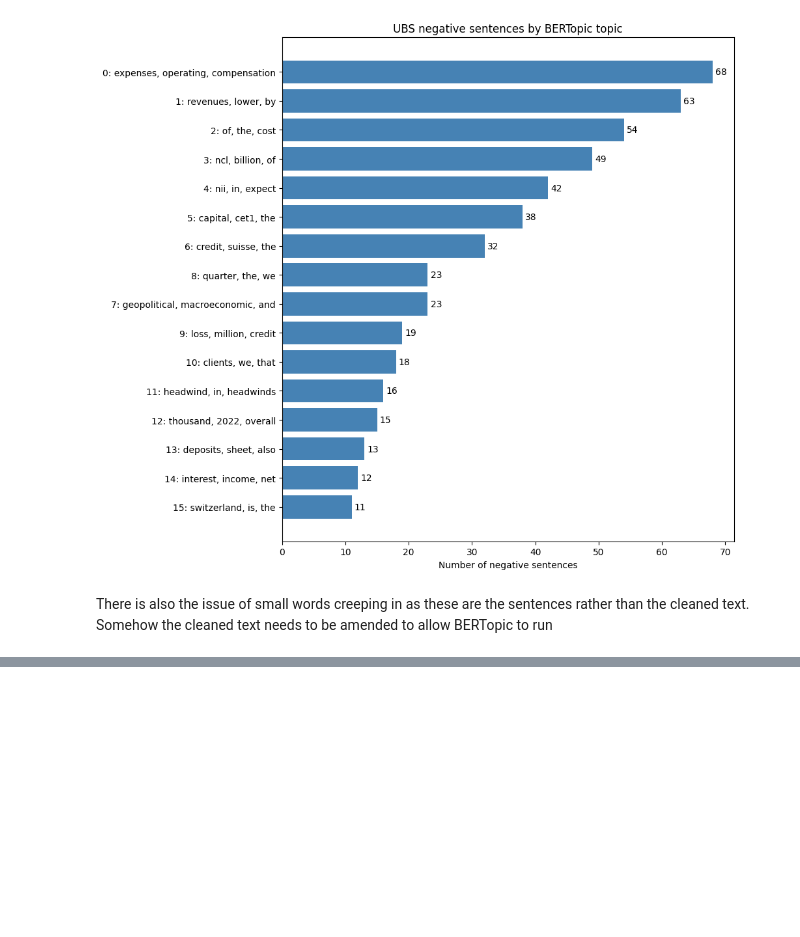
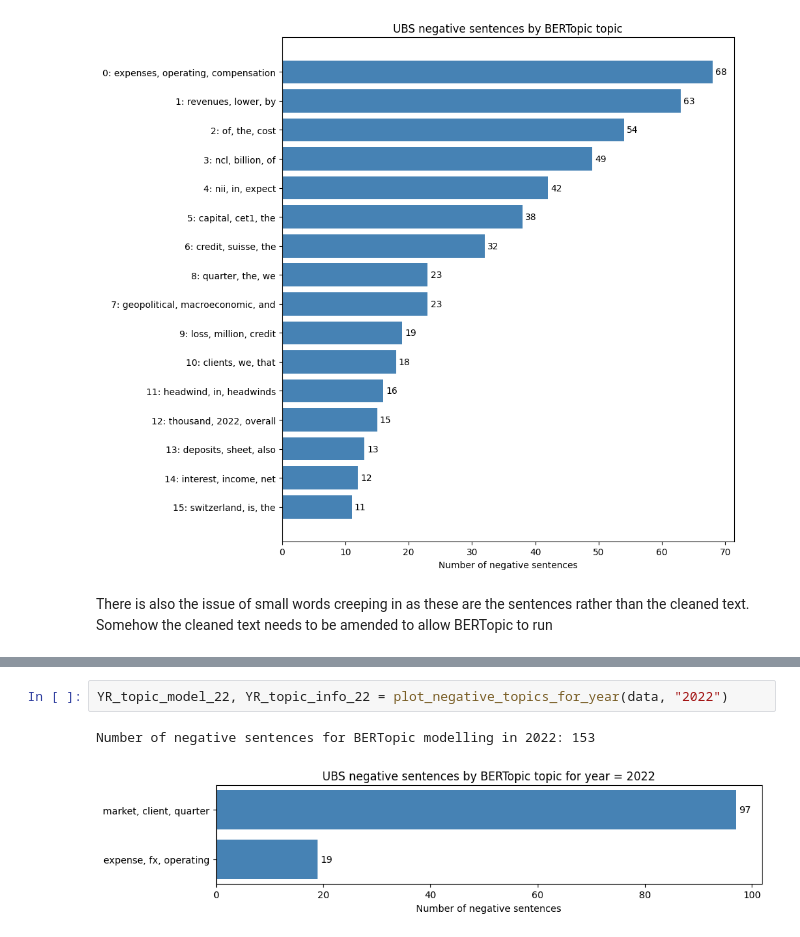
Before and after one commit to maybebool/boe-financial-analysis, a Jupyter notebook: notebooks/rachel/All_in_one/BERTopic_Test/BERTopic_Test_UBS.ipynb, the cells around one changed output, grey strips where cells are left out. Drawn from its saved outputs; the diff is of its cells as text; blank space fills up the shorter version.

```diff
--- a/notebooks/rachel/All_in_one/BERTopic_Test/BERTopic_Test_UBS.ipynb
+++ b/notebooks/rachel/All_in_one/BERTopic_Test/BERTopic_Test_UBS.ipynb
@@ -195,0 +390,5 @@ This would mean running BERTopic separately for each bank and each quarter, extr
+# %%
+YR_topic_model_22, YR_topic_info_22 = plot_negative_topics_for_year(data, "2022")
+# %% [output]
+Number of negative sentences for BERTopic modelling in 2022: 153
+[figure, added]
```
Also changed, not shown: parts of 28 cells of this notebook.
